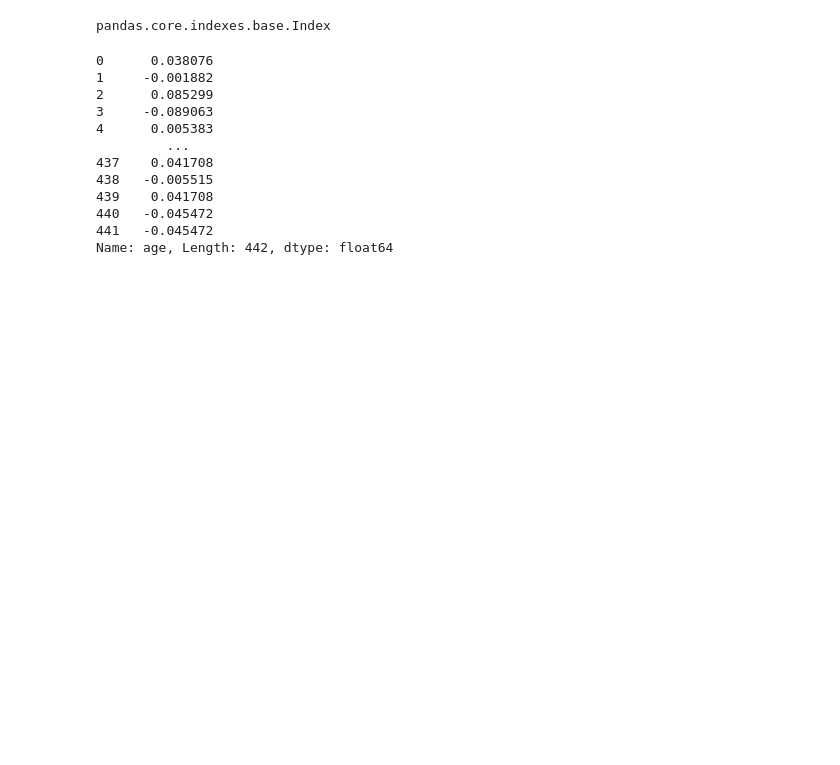
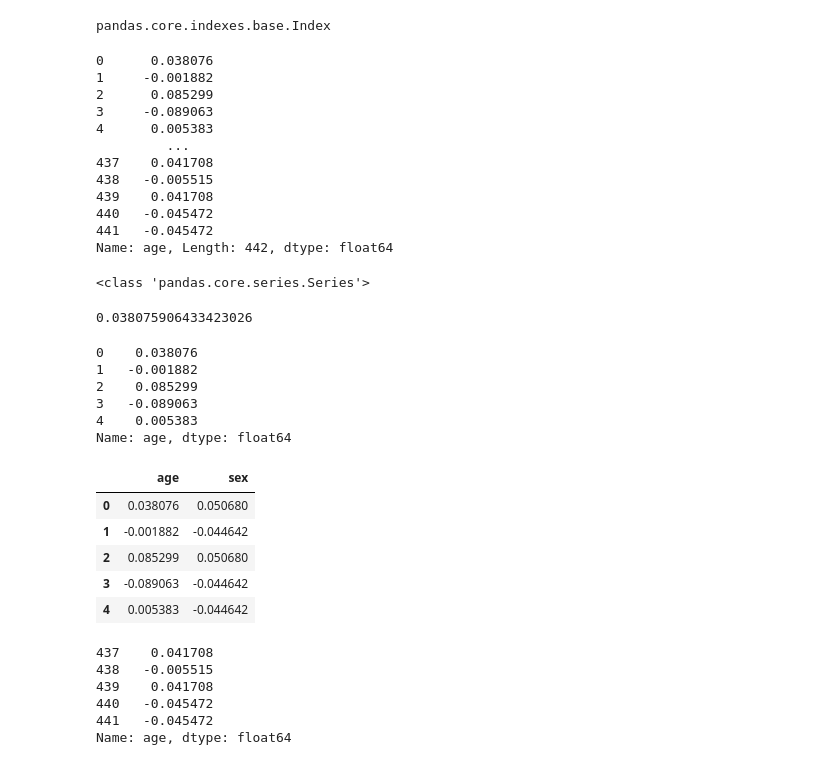
Before and after one commit to ayushi-006/Hands_on_Pandas-, a Jupyter notebook: PANDAS.ipynb, the cells around one changed output. Drawn from its saved outputs; the diff is of its cells as text; code cells hidden in the pictures; blank space fills up the shorter version.

```diff
--- a/PANDAS.ipynb
+++ b/PANDAS.ipynb
@@ -176,3 +176,42 @@ df['age']
 440   -0.045472
 441   -0.045472
 Name: age, Length: 442, dtype: float64
+# %%
+print(type(df['age']))
+#datatype of age column i.e. Series
+# %% [output]
+<class 'pandas.core.series.Series'>
+# %%
+df['age'][0]
+#prints the 0th entry of 'AGE'
+# %% [output]
+0.038075906433423026
+# %%
+df['age'][0:5]
+#prints the first 5 entries of 'AGE'
+# %% [output]
+0    0.038076
+1   -0.001882
+2    0.085299
+3   -0.089063
+4    0.005383
+Name: age, dtype: float64
+# %%
+df[['age','sex']][:5]
+# %% [output]
+|  | age | sex |
+| 0 | 0.038076 | 0.050680 |
+| 1 | -0.001882 | -0.044642 |
+| 2 | 0.085299 | 0.050680 |
+| 3 | -0.089063 | -0.044642 |
+| 4 | 0.005383 | -0.044642 |
+# %%
+df['age'][-5:]
+#prints last 5 rows
+# %% [output]
+437    0.041708
+438   -0.005515
+439    0.041708
+440   -0.045472
+441   -0.045472
+Name: age, dtype: float64
```
Also changed, not shown: parts of 11 cells of this notebook.
